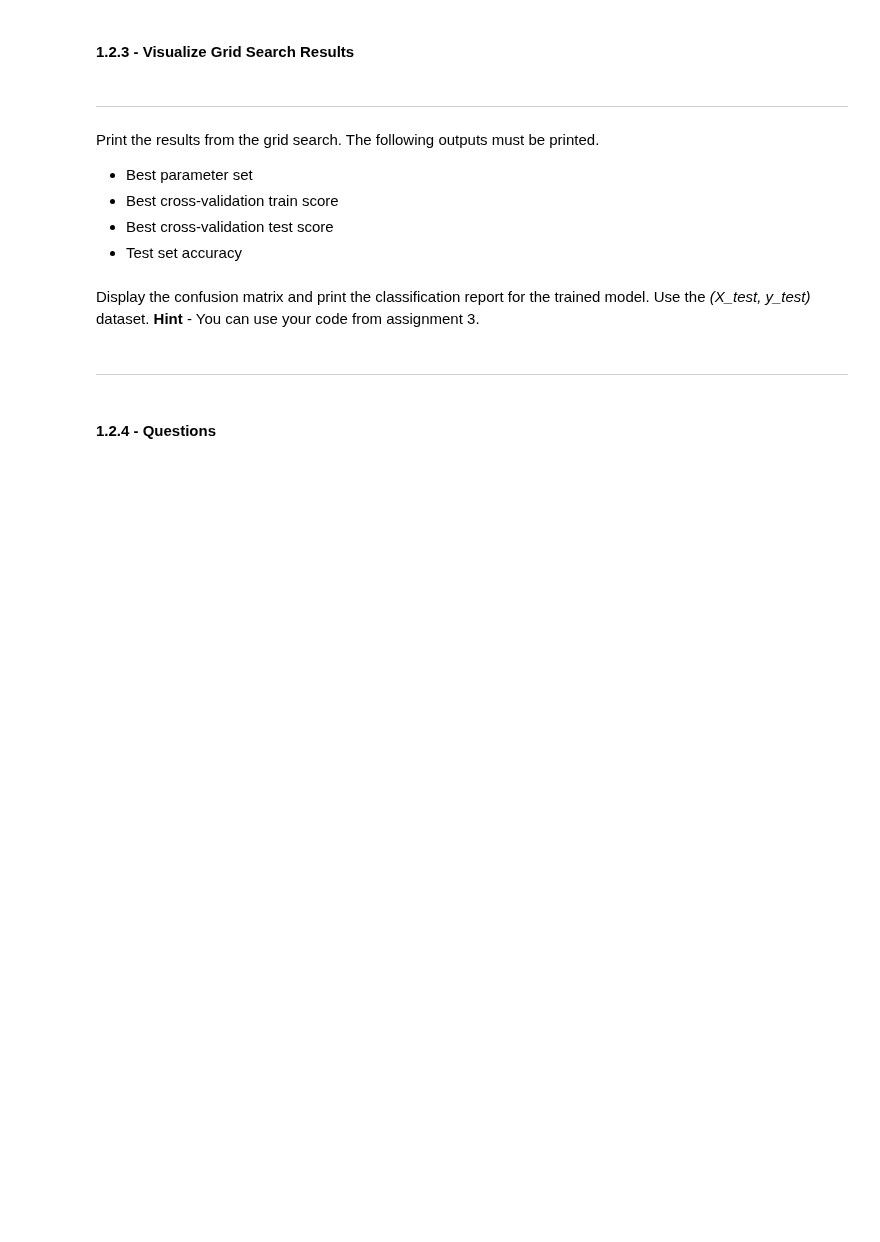
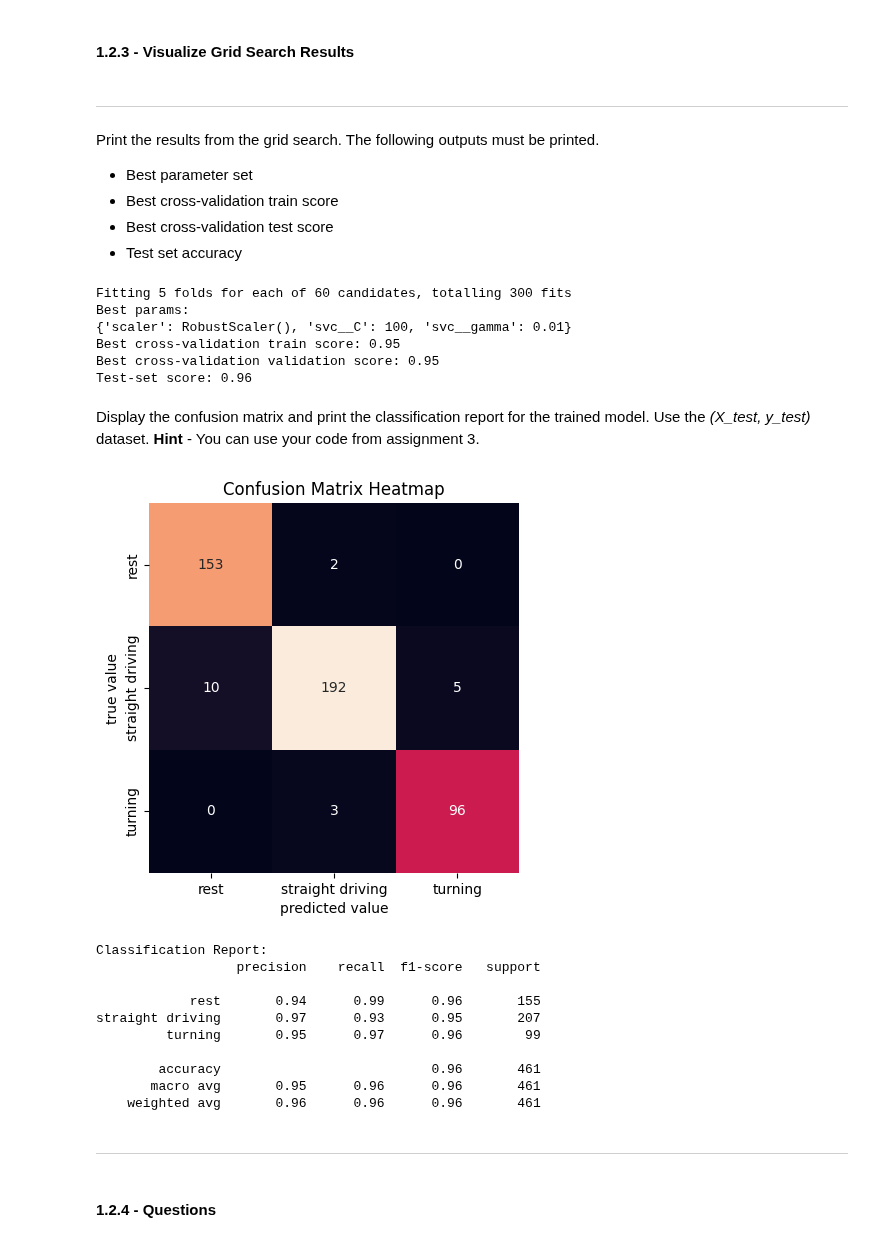
Before and after one commit to azizaahsan1/engg680_2024_fall, a Jupyter notebook: Lab_Assignment4/Assignment 4.ipynb, the cells around one changed output. Cells and saved outputs as stored; diff of their text form; code cells hidden in the pictures; blank space fills up the shorter version.

Commit message:
adding all of section 1 for assignment 4

```diff
--- a/Lab_Assignment4/Assignment 4.ipynb
+++ b/Lab_Assignment4/Assignment 4.ipynb
@@ -33,15 +33,13 @@ First load the following datasets into dataframes.
 # %%
 # (2 marks)
 # TODO: Load cross validation/training dataset (UrbanNav-HK_Whampoa-20210521_sensors.csv) to 'cv_set' dataframe
-
-# uncomment and compelete below
-# cv_set =
+cv_set = pd.read_csv('Lab_Assignment4/UrbanNav-HK_Whampoa-20210521_sensors.csv')
 
 # TODO: Load UrbanNav-HK_TST-20210517_sensors.csv to 'test_set1' dataframe
-# test_set1 =
+test_set1 = pd.read_csv('Lab_Assignment4/UrbanNav-HK_TST-20210517_sensors.csv')
 
 # TODO: Load 2020-03-14-16-45-35.csv to 'test_set2' dataframe
-# test_set2 =
+test_set2 = pd.read_csv('Lab_Assignment4/2020-03-14-16-45-35.csv')
 # %% [markdown]
 For the *cv_set*, look at the dataframe head and info, and print the list of all columns. The *test_set1* and *test_set2* have the same schema as *cv_set*, however, have different number of rows (samples).
 # %%
@@ -76,4 +115,4 @@ From the *cv_set*, load the target vector stored in the *motion_state* column in
 # %%
 # TODO - Load target vector into y
 # (1 mark)
-# y =
+y = cv_set['motion_state']
@@ -82,5 +134,5 @@ From *cv_set*, load all features, that is all columns except for the target vect
 # %%
 # TODO - Load all features from cv_set to X
 # (2 marks)
-# X =
+X = cv_set.drop('motion_state', axis=1)
 X.head(2)
@@ -101,7 +158,7 @@ The dataset *(X, y)*, must be split into training/validation *(X_train, y_train)
 # %%
 # TODO - Perform test/train split
 # (1 mark)
-# X_train, X_test, y_train, y_test =
+X_train, X_test, y_train, y_test = train_test_split(X, y, test_size=0.3, random_state=42, stratify=y)
 # %% [markdown]
 Initialize a `Pipeline`, consisting of a *scaler* and a *classifer*, set the default values to *StandardScaler()*, and *SVC()*, respectively.
 # %%
@@ -135,9 +209,22 @@ Print the results from the grid search. The following outputs must be printed.
 # TODO: Print the results from the grid search
 # (2 marks)
 
-#print("Best params:\n{}\n".format(???))
-#print("Best cross-validation train score: {:.2f}".format(???))
-#print("Best cross-validation validation score: {:.2f}".format(???))
-#print("Test-set score: {:.2f}".format(???)))
+grid_search = GridSearchCV(pipeline, param_grid, cv=5, n_jobs=-1, verbose=1)
+grid_search.fit(X_train, y_train)
+best_params = grid_search.best_params_
+best_score = grid_search.best_score_
+test_score = best_model.score(X_test, y_test)
+
+print("Best params:\n{}".format(best_params))
+print("Best cross-validation train score: {:.2f}".format(best_score))
+print("Best cross-validation validation score: {:.2f}".format(grid_search.cv_results_['mean_test_score'][grid_search.best_index_]))
+print("Test-set score: {:.2f}".format(test_score))
+# %% [output]
+Fitting 5 folds for each of 60 candidates, totalling 300 fits
+Best params:
+{'scaler': RobustScaler(), 'svc__C': 100, 'svc__gamma': 0.01}
+Best cross-validation train score: 0.95
+Best cross-validation validation score: 0.95
+Test-set score: 0.96
 # %% [markdown]
 Display the confusion matrix and print the classification report for the trained model. Use the *(X_test, y_test)* dataset. **Hint** - You can use your code from assignment 3.
@@ -147,3 +231,35 @@ Display the confusion matrix and print the classification report for the trained
+# %%
+# TODO - Display confusion matrix and print classification report for (X_test, y_test)
+# (2 marks)
+
+import seaborn as sns
+import matplotlib.pyplot as plt
+from sklearn.metrics import confusion_matrix, classification_report
+
+y_pred = best_model.predict(X_test)
+conf_mat = confusion_matrix(y_test, y_pred)
+
+sns.heatmap(conf_mat, xticklabels=['rest', 'straight driving', 'turning'],  yticklabels=['rest', 'straight driving', 'turning'], square=True, annot=True, cbar=False, fmt='d')
+plt.xlabel('predicted value')
+plt.ylabel('true value')
+plt.title("Confusion Matrix Heatmap")
+plt.show()
+
+class_report = classification_report(y_test, y_pred, target_names=['rest', 'straight driving', 'turning'])
+print("Classification Report:")
+print(class_report)
+# %% [output]
+[figure, added]
+Classification Report:
+                  precision    recall  f1-score   support
+
+            rest       0.94      0.99      0.96       155
+straight driving       0.97      0.93      0.95       207
+         turning       0.95      0.97      0.96        99
+
+        accuracy                           0.96       461
+       macro avg       0.95      0.96      0.96       461
+    weighted avg       0.96      0.96      0.96       461
 # %% [markdown]
 ___
 # %% [markdown]
```
Also changed, not shown: parts of 25 cells of this notebook.
